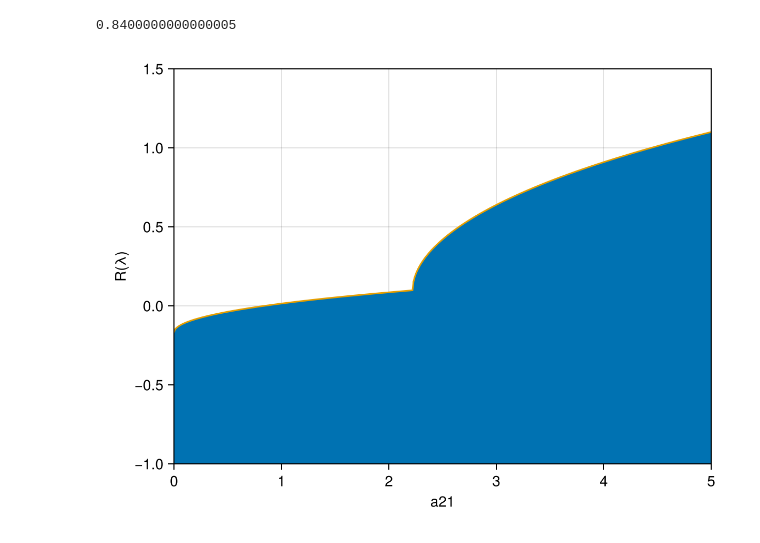
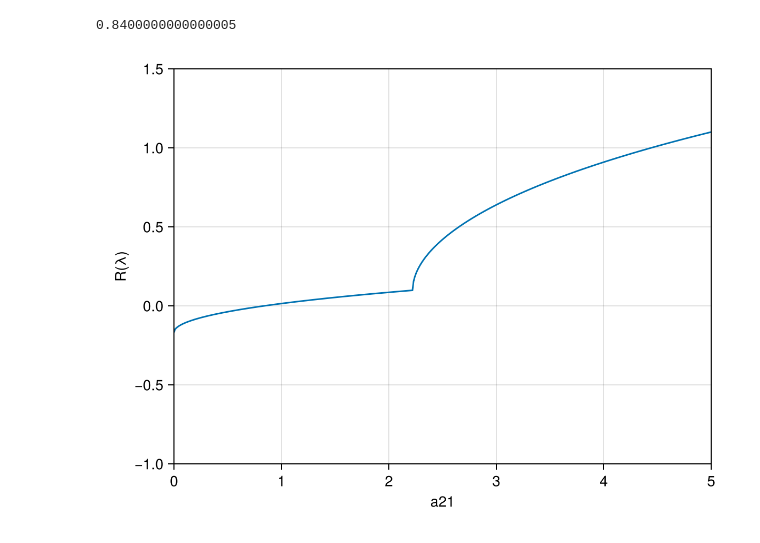
Before and after one commit to EvaSJ25/DDE-internship-code, a Jupyter notebook: Neuron_example.ipynb, the cells around one changed output. Drawn from its saved outputs; the diff is of its cells as text; code cells hidden in the pictures.

Commit message:
commented out slightly wrong code for figure 3

```diff
--- a/Neuron_example.ipynb
+++ b/Neuron_example.ipynb
@@ -96,26 +96,25 @@ a21unstab=avals[unstab_indx]
 # %%
 realeigs=real(eigvals1) #gets real parts of all eigenvalues for each tracked point
 n_eig=length(realeigs)
 #argmax.(realeigs) #finds index of largest real part of eigenvalues for each parameter a21 value
 
 maxrealeigs=fill(NaN,n_eig)
 
 for i in 1:n_eig
     realindx=argmax(realeigs[i]) #finds index of largest real part of eigenvalues for a21 value
     maxrealeigs[i]=realeigs[i][realindx] #the largest real part of eigenvalues for the a21 value
 end
 
 avalsrep=repeat(avals,inner=n*(1+m*nd))
 realeigsflat=vcat(realeigs...)#flattens vector of vectors
 
 
 fig3=Figure()
 ax3=Axis(fig3[1,1],xlabel="a21",ylabel="R(λ)")
-#scatter!(ax3,avals,maxrealeigs)
-lines!(ax3,avalsrep,realeigsflat)
+#lines!(ax3,avalsrep,realeigsflat)
 lines!(ax3,avals,maxrealeigs)
 xlims!(ax3,[0.0,5])
 ylims!(ax3,[-1,1.5])
 fig3
 # %% [output]
-[figure, old version]
+[figure, new version]
```
